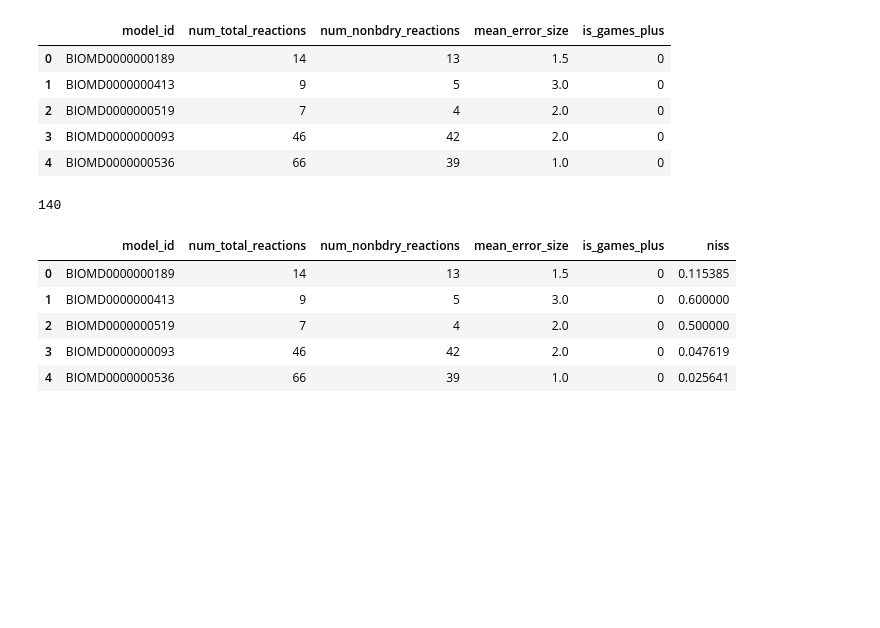
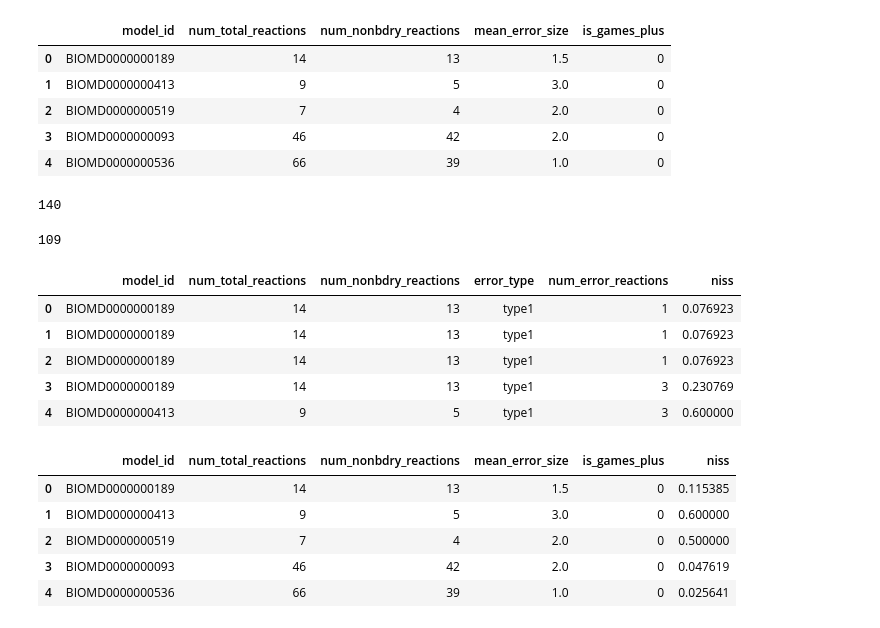
Before and after one commit to ModelEngineering/SBMLLint, a Jupyter notebook: notebook/run_report_statistics.ipynb, the cells around one changed output. Saved outputs shown, nothing was run; the diff lists cells and outputs as text; code cells hidden in the pictures; blank space fills up the shorter version.

```diff
--- a/notebook/run_report_statistics.ipynb
+++ b/notebook/run_report_statistics.ipynb
@@ -121,7 +125,7 @@ for file in files:
     if simple.reactions:
       result = m.analyze(error_details=False)
       if result:
-        if m.echelon_errors or m.type_three_errors:
+        if m.canceling_errors or m.echelon_errors or m.type_three_errors:
           games_plus_flag = 1
         gr = GAMESReport(m)
         errortype_dic = {TYPE_I: gr.reportTypeOneError,
@@ -148,6 +152,8 @@ for file in files:
                                         ERROR_TYPE: category,
                                         NUM_ERROR_REACTIONS: num}))
         #print("total_error_num is", total_error_num)
+        if len(total_error_num) == 0:
+          print("model %s has no total error num. Examine this" % file)
         res_list_mean.append(dict({MODEL_ID: file[:-8],
                               NUM_TOTAL_REACTIONS: num_total_reactions,
                               NUM_NONBDRY_REACTIONS: num_nonbdry_reactions,
@@ -186,6 +192,20 @@ res_df_mean.head()
 len(set(res_df_mean[MODEL_ID]))
 # %% [output]
 140
+# %%
+len(res_df_mean[res_df_mean[IS_GAMES_PLUS] == 0])
+# %% [output]
+109
+# %%
+extended_res_df_full = res_df_full.assign(niss = res_df_full[NUM_ERROR_REACTIONS] / res_df_full[NUM_NONBDRY_REACTIONS])
+extended_res_df_full.head()
+# %% [output]
+|  | model_id | num_total_reactions | num_nonbdry_reactions | error_type | num_error_reactions | niss |
+| 0 | BIOMD0000000189 | 14 | 13 | type1 | 1 | 0.076923 |
+| 1 | BIOMD0000000189 | 14 | 13 | type1 | 1 | 0.076923 |
+| 2 | BIOMD0000000189 | 14 | 13 | type1 | 1 | 0.076923 |
+| 3 | BIOMD0000000189 | 14 | 13 | type1 | 3 | 0.230769 |
+| 4 | BIOMD0000000413 | 9 | 5 | type1 | 3 | 0.600000 |
 # %%
 # niss: normalized isolation set size
 extended_res_df_mean = res_df_mean.assign(niss = res_df_mean[MEAN_ERROR_SIZE] / res_df_mean[NUM_NONBDRY_REACTIONS])
```
Also changed, not shown: parts of 12 cells of this notebook.
